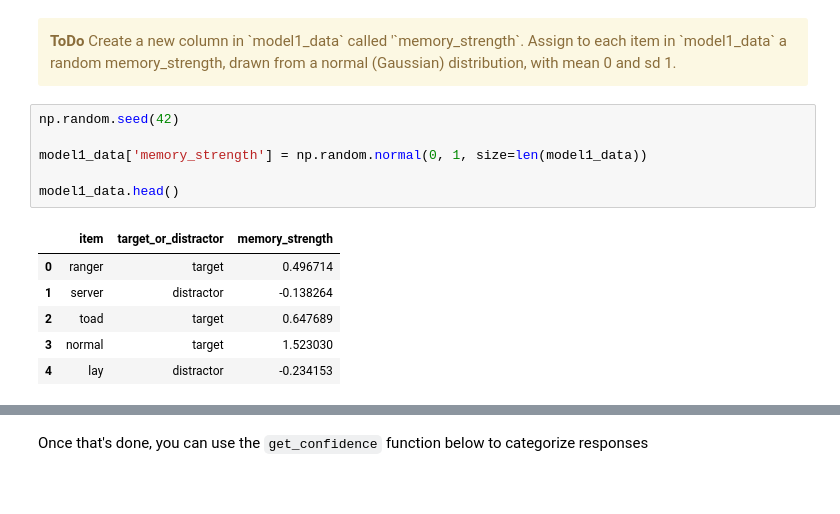
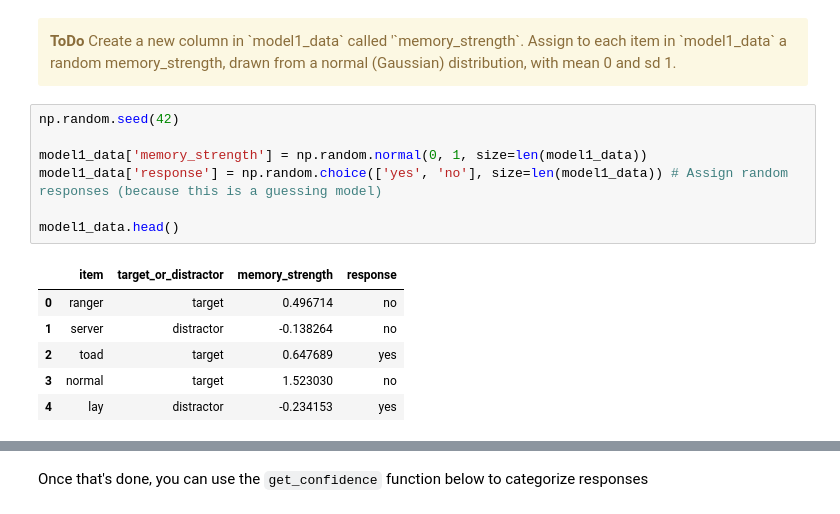
Before and after one commit to kooroshkz/Cognition_and_Computation, a Jupyter notebook: Project-1/memory.ipynb, the cells around one changed output, grey strips where cells are left out. Drawn from its saved outputs; the diff is of its cells as text.

```diff
--- a/Project-1/memory.ipynb
+++ b/Project-1/memory.ipynb
@@ -244,13 +244,14 @@ Let's now simulate random guesses. The basic idea is that we assume that partici
 # %%
 np.random.seed(42)
 
 model1_data['memory_strength'] = np.random.normal(0, 1, size=len(model1_data))
+model1_data['response'] = np.random.choice(['yes', 'no'], size=len(model1_data)) # Assign random responses (because this is a guessing model)
 
 model1_data.head()
 # %% [output]
-|  | item | target_or_distractor | memory_strength |
-| 0 | ranger | target | 0.496714 |
-| 1 | server | distractor | -0.138264 |
-| 2 | toad | target | 0.647689 |
-| 3 | normal | target | 1.523030 |
-| 4 | lay | distractor | -0.234153 |
+|  | item | target_or_distractor | memory_strength | response |
+| 0 | ranger | target | 0.496714 | no |
+| 1 | server | distractor | -0.138264 | no |
+| 2 | toad | target | 0.647689 | yes |
+| 3 | normal | target | 1.523030 | no |
+| 4 | lay | distractor | -0.234153 | yes |
```
Also changed, not shown: parts of 8 cells of this notebook.
